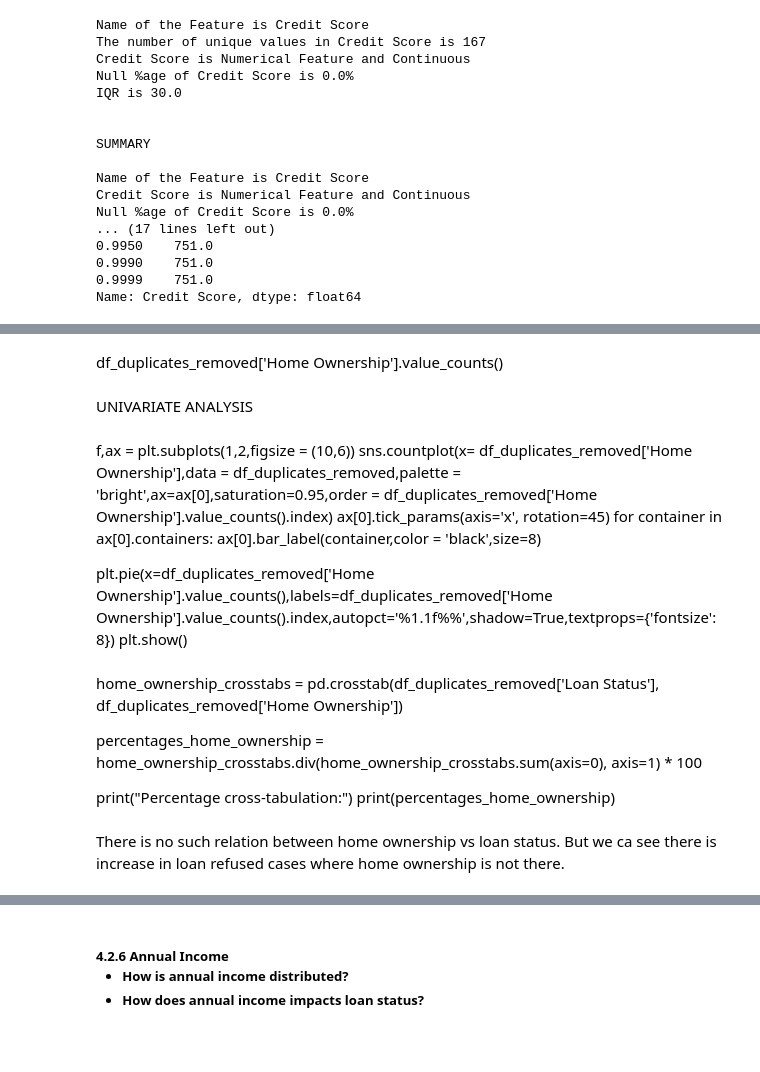
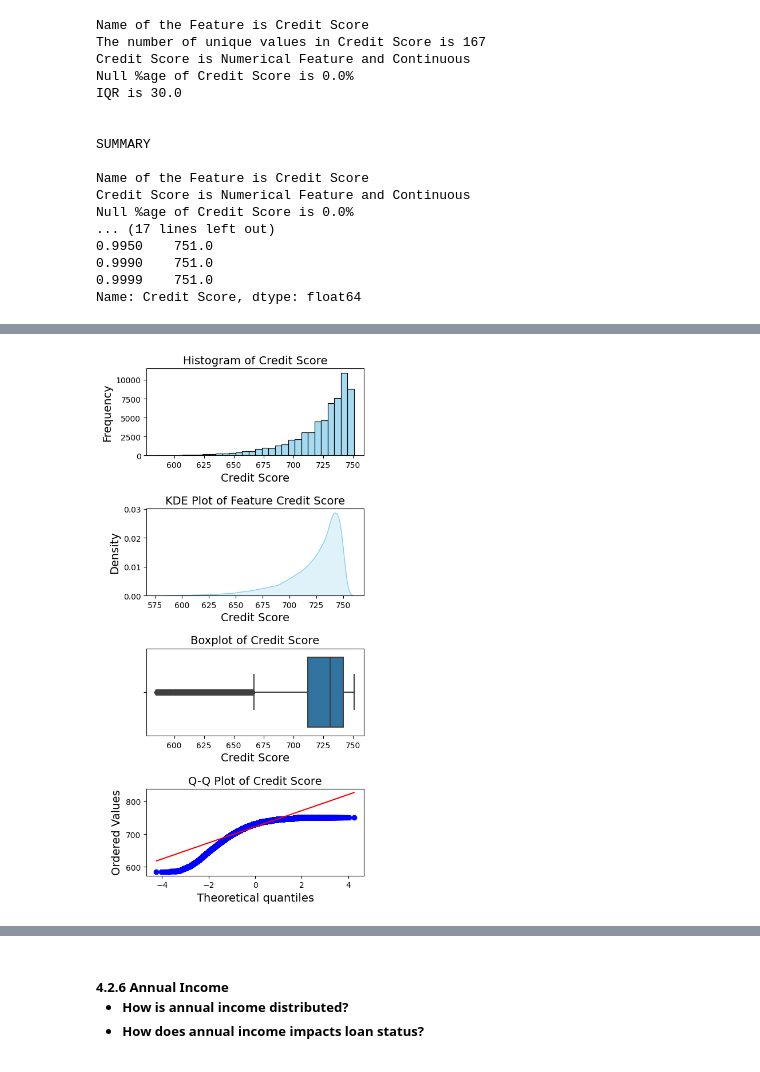
Before and after one commit to RohitDas92/Loan-Approval-Prediction-Project, a Jupyter notebook: loan_approval_prediction_V2.ipynb, the cells around one changed output, grey strips where cells are left out. Cells and saved outputs as stored; diff of their text form; code cells hidden in the pictures.

```diff
--- a/loan_approval_prediction_V2.ipynb
+++ b/loan_approval_prediction_V2.ipynb
@@ -651,13 +654,9 @@ explore_num_feature_distribution(df_duplicates_removed,'Credit Score')
 # %% [markdown]
 It seems there are outliers and null values in Credit Score which is making the data Skewed. We will filter out the outliers and null values and then plot
 # %%
-#filter outliers
-filtered_outliers_CS_1 = df_duplicates_removed[df_duplicates_removed["Credit Score"] < 901]
-#filter null values
-filtered_outliers_CS_1 = df_duplicates_removed[df_duplicates_removed["Credit Score"].isnull()==False]
+# Filter outliers and null values
+filtered_data = df_duplicates_removed[(df_duplicates_removed["Credit Score"] < 901)]
+# & (df_duplicates_removed["Credit Score"].notnull())
-# %%
-# Filter outliers and null values
-filtered_data = df_duplicates_removed[(df_duplicates_removed["Credit Score"] < 901) & (df_duplicates_removed["Credit Score"].notnull())]
 # %%
 explore_num_feature(filtered_data,'Credit Score')
 # %% [output]
@@ -827,23 +680,4 @@ df_duplicates_removed['Home Ownership'] = df_duplicates_removed['Home Ownership'
-# %% [markdown]
-df_duplicates_removed['Home Ownership'].value_counts()
-# %% [markdown]
-UNIVARIATE ANALYSIS
-# %% [markdown]
-f,ax = plt.subplots(1,2,figsize = (10,6))
-sns.countplot(x= df_duplicates_removed['Home Ownership'],data = df_duplicates_removed,palette = 'bright',ax=ax[0],saturation=0.95,order = df_duplicates_removed['Home Ownership'].value_counts().index)
-ax[0].tick_params(axis='x', rotation=45)
-for container in ax[0].containers:
-    ax[0].bar_label(container,color = 'black',size=8)
-
-plt.pie(x=df_duplicates_removed['Home Ownership'].value_counts(),labels=df_duplicates_removed['Home Ownership'].value_counts().index,autopct='%1.1f%%',shadow=True,textprops={'fontsize': 8})
-plt.show()
-# %% [markdown]
-home_ownership_crosstabs = pd.crosstab(df_duplicates_removed['Loan Status'], df_duplicates_removed['Home Ownership'])
-
-
-percentages_home_ownership = home_ownership_crosstabs.div(home_ownership_crosstabs.sum(axis=0), axis=1) * 100
-
-print("Percentage cross-tabulation:")
-print(percentages_home_ownership)
-# %% [markdown]
-There is no such relation between home ownership vs loan status. But we ca see there is increase in loan refused cases where home ownership is not there.
+# %%
+explore_num_feature_distribution(filtered_data,'Credit Score')
+# %% [output]
+[figure, added]
```
Also changed, not shown: parts of 58 cells of this notebook.
